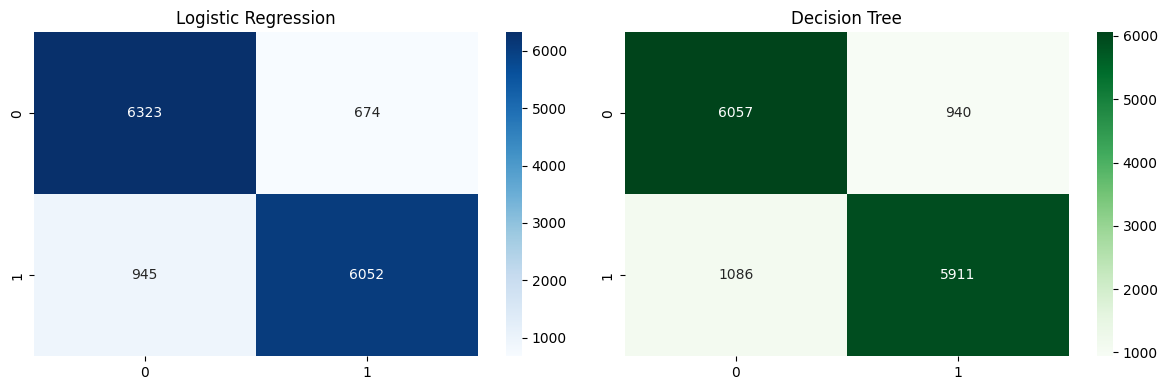
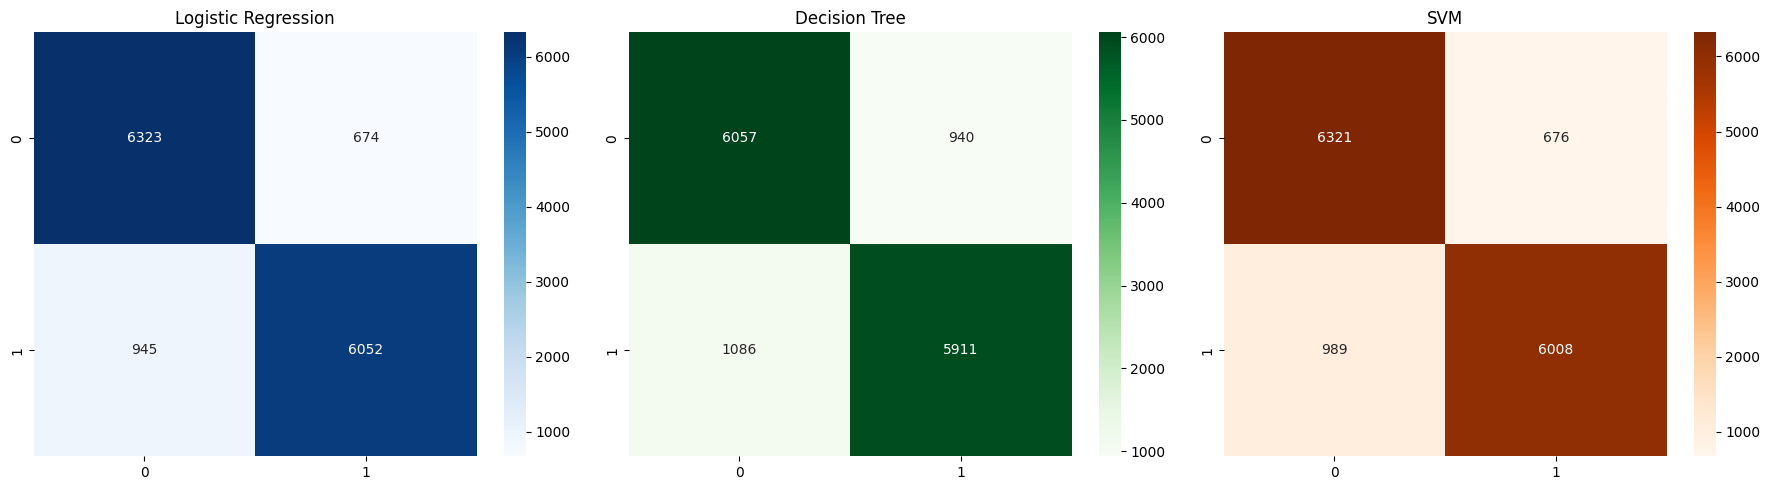
The notebook cell's code change between the first figure and the second:
--- before
+++ after
@@ -1,29 +1,29 @@
-
-# Creazione di un DataFrame comparativo per una visualizzazione chiara
+# Creazione di un DataFrame comparativo aggiornato
 df_comparison = pd.DataFrame({
     'Metric': ['Accuracy', 'Precision', 'Recall', 'F1-Score'],
     'Logistic Regression (Modello A)': [accuracy_lr, precision_lr, recall_lr, f1_lr],
-    'Decision Tree (Modello B)': [accuracy_dt, precision_dt, recall_dt, f1_dt]
+    'Decision Tree (Modello B)': [accuracy_dt, precision_dt, recall_dt, f1_dt],
+    'SVM (Modello C)': [accuracy_svm, precision_svm, recall_svm, f1_svm]
 })
-
-# Formatta l'output per mostrare 4 cifre decimali
-pd.options.display.float_format = '{:.4f}'.format
 
 print("--- CONFRONTO FINALE DELLE METRICHE (TEST SET) ---")
 print(df_comparison.to_string(index=False))
 
-# Crea una riga con due spazi per i grafici
-fig, axes = plt.subplots(1, 2, figsize=(12, 4))
+# Crea una riga con tre spazi per i grafici
+fig, axes = plt.subplots(1, 3, figsize=(18, 5))
 
-# Matrice Modello A (a sinistra)
+# Matrice Modello A
 sns.heatmap(cm_lr, annot=True, fmt='d', cmap='Blues', ax=axes[0])
 axes[0].set_title('Logistic Regression')
 
-# Matrice Modello B (a destra)
+# Matrice Modello B
 sns.heatmap(cm_dt, annot=True, fmt='d', cmap='Greens', ax=axes[1])
 axes[1].set_title('Decision Tree')
+
+# Matrice Modello C
+sns.heatmap(cm_svm, annot=True, fmt='d', cmap='Oranges', ax=axes[2])
+axes[2].set_title('SVM')
 
 plt.tight_layout()
 plt.savefig('../figures/confusion_matrix.png')
 plt.show()
-

Commit: svm aggiunto